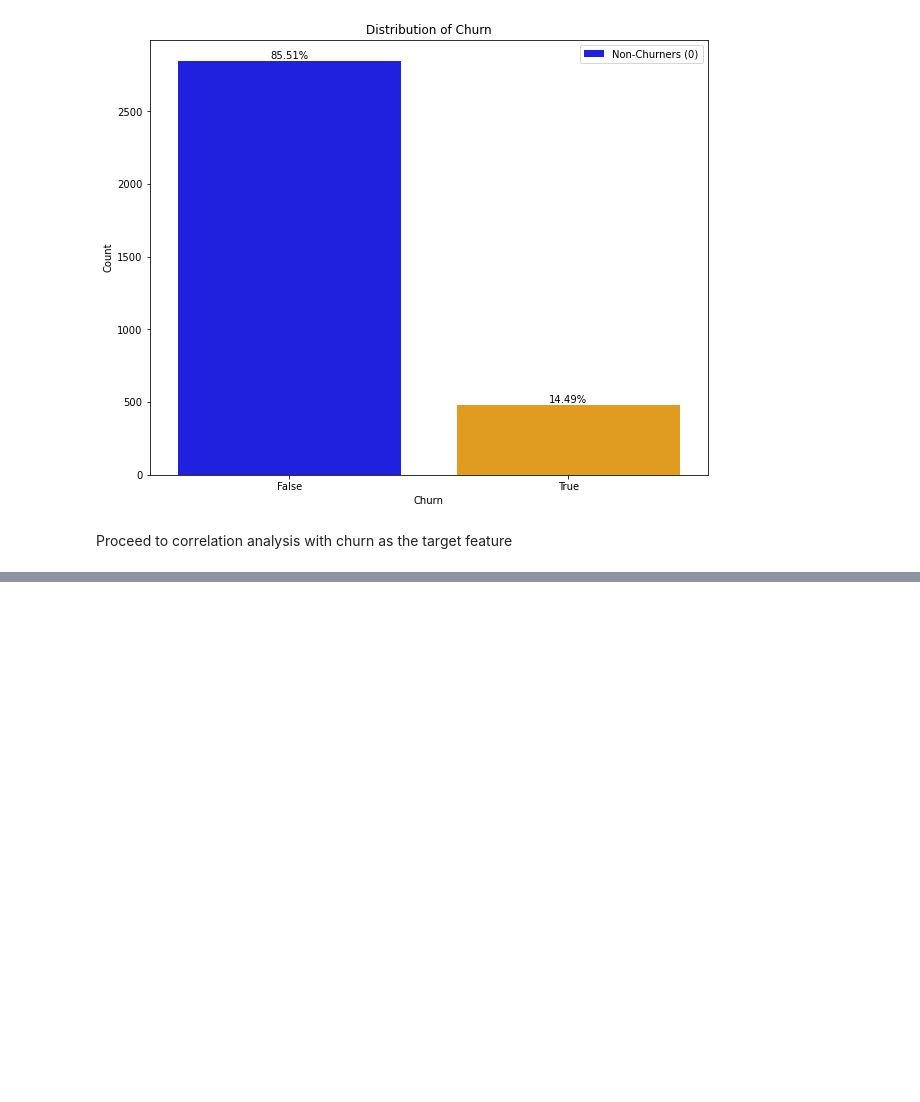
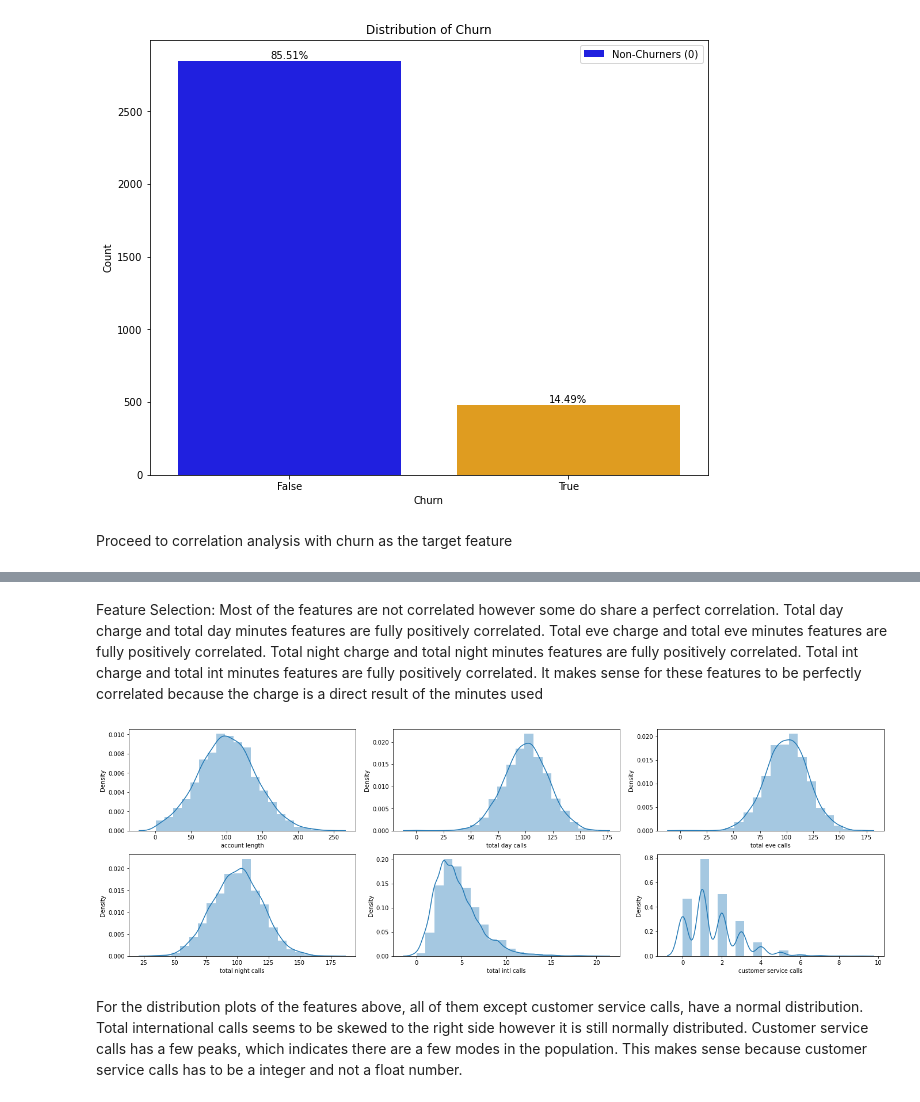
Before and after one commit to aritamichael/Phase_3_final_project, a Jupyter notebook: index.ipynb, the cells around one changed output, grey strips where cells are left out. Drawn from its saved outputs; the diff is of its cells as text; code cells hidden in the pictures; blank space fills up the shorter version.

```diff
--- a/index.ipynb
+++ b/index.ipynb
@@ -195,0 +267,27 @@ Proceed to correlation analysis with churn as the target feature
+# %% [markdown]
+Feature Selection:
+Most of the features are not correlated however some do share a perfect correlation.
+Total day charge and total day minutes features are fully positively correlated.
+Total eve charge and total eve minutes features are fully positively correlated.
+Total night charge and total night minutes features are fully positively correlated.
+Total int charge and total int minutes features are fully positively correlated.
+It makes sense for these features to be perfectly correlated because the charge is a direct result of the minutes used
+# %%
+f,ax=plt.subplots(2,3,figsize=(19,6),constrained_layout = True)
+sns.distplot(data["account length"],bins=20,ax=ax[0,0]);
+
+sns.distplot(data["total day calls"],bins=20,ax=ax[0,1]);
+
+sns.distplot(data["total eve calls"],bins=20,ax=ax[0,2]);
+
+sns.distplot(data["total night calls"],bins=20,ax=ax[1,0]);
+
+sns.distplot(data["total intl calls"],bins=20,ax=ax[1,1]);
+
+sns.distplot(data["customer service calls"],bins=20,ax=ax[1,2]);
+# %% [output]
+[figure, added]
+# %% [markdown]
+For the distribution plots of the features above, all of them except customer service calls, have a normal distribution. Total international calls seems to be skewed to the right side however it is still normally distributed.
+Customer service calls has a few peaks, which indicates there are a few modes in the population.
+This makes sense because customer service calls has to be a integer and not a float number.
```
Also changed, not shown: parts of 2 cells of this notebook.
